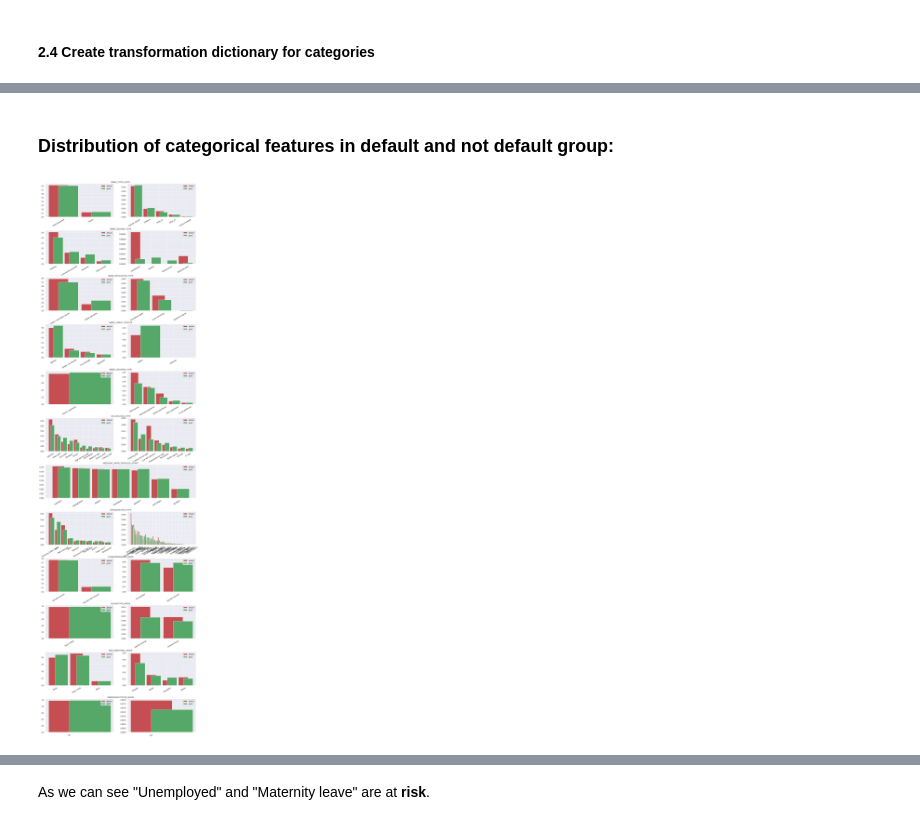
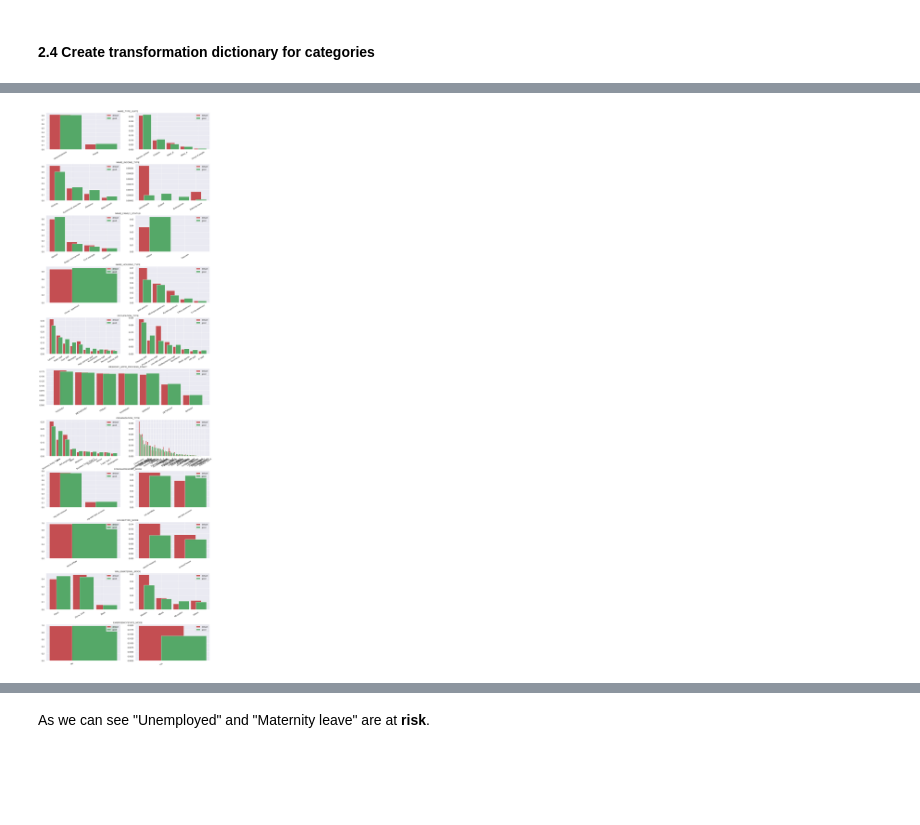
Before and after one commit to lasados/HomeCreditScoring, a Jupyter notebook: EDA.ipynb, the cells around one changed output, grey strips where cells are left out. Saved outputs shown, nothing was run; the diff lists cells and outputs as text; code cells hidden in the pictures; blank space fills up the shorter version.

```diff
--- a/EDA.ipynb
+++ b/EDA.ipynb
@@ -321,2 +373,0 @@ Categorical data:
-# %% [markdown]
-### Distribution of categorical features in default and not default group:
@@ -400,4 +374,4 @@ def plot_cat_distbars(column_names=None, data=None):
 # %%
-plot_cat_distbars(not_bin_columns)
+plot_cat_distbars(nominal_columns)
 # %% [output]
-[figure, old version]
+[figure, new version]
```
Also changed, not shown: parts of 21 cells of this notebook.
